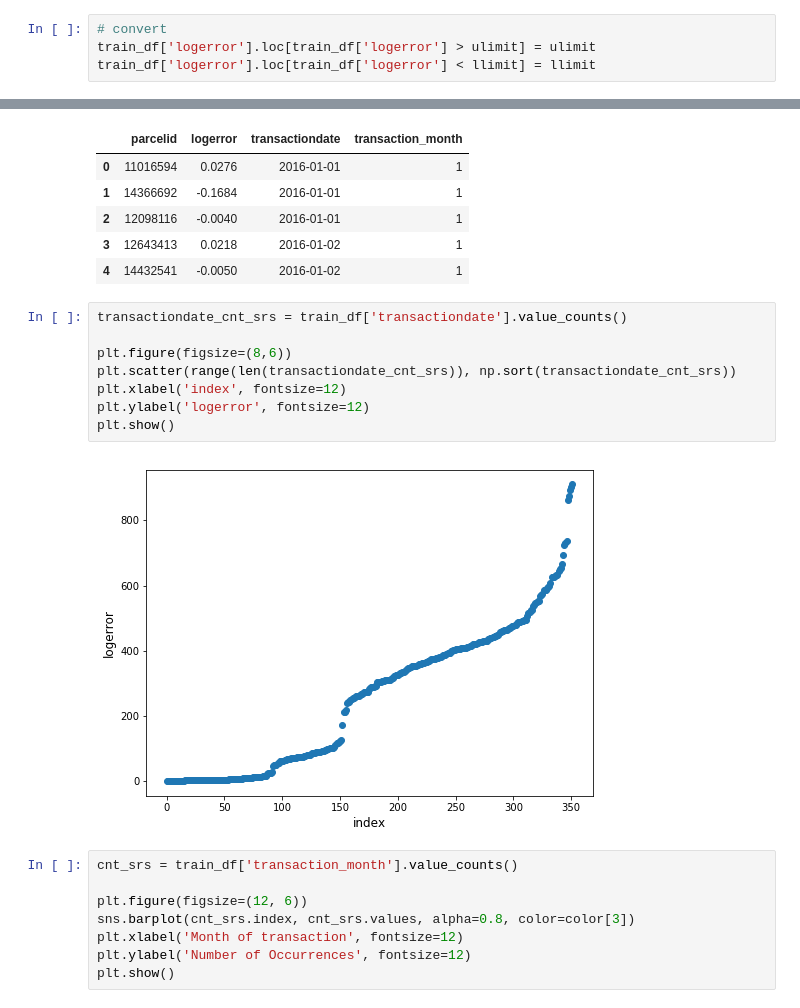
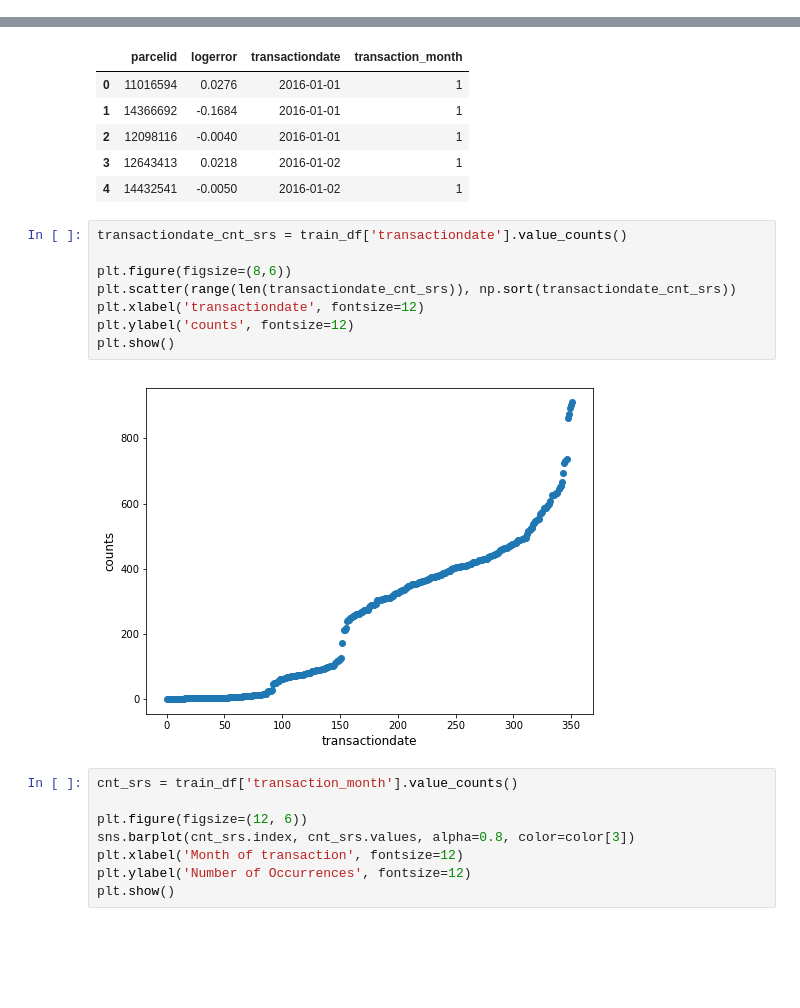
Before and after one commit to voyageth/kaggle, a Jupyter notebook: zillow/Simple Exploration Notebook - Zillow Prize.ipynb, the cells around one changed output, grey strips where cells are left out. Cells and saved outputs as stored; diff of their text form; blank space fills up the shorter version.

```diff
--- a/zillow/Simple Exploration Notebook - Zillow Prize.ipynb
+++ b/zillow/Simple Exploration Notebook - Zillow Prize.ipynb
@@ -63,4 +85,0 @@ upper limit : 0.463882 , lower limit : -0.3425
-# %%
-# convert
-train_df['logerror'].loc[train_df['logerror'] > ulimit] = ulimit
-train_df['logerror'].loc[train_df['logerror'] < llimit] = llimit
@@ -92,13 +110,13 @@ display(train_df.head())
 # %%
 transactiondate_cnt_srs = train_df['transactiondate'].value_counts()
 
 plt.figure(figsize=(8,6))
 plt.scatter(range(len(transactiondate_cnt_srs)), np.sort(transactiondate_cnt_srs))
-plt.xlabel('index', fontsize=12)
-plt.ylabel('logerror', fontsize=12)
+plt.xlabel('transactiondate', fontsize=12)
+plt.ylabel('counts', fontsize=12)
 plt.show()
 # %% [output]
-[figure, old version]
+[figure, new version]
 # %%
 cnt_srs = train_df['transaction_month'].value_counts()
 
```
Also changed, not shown: parts of 14 cells of this notebook.
